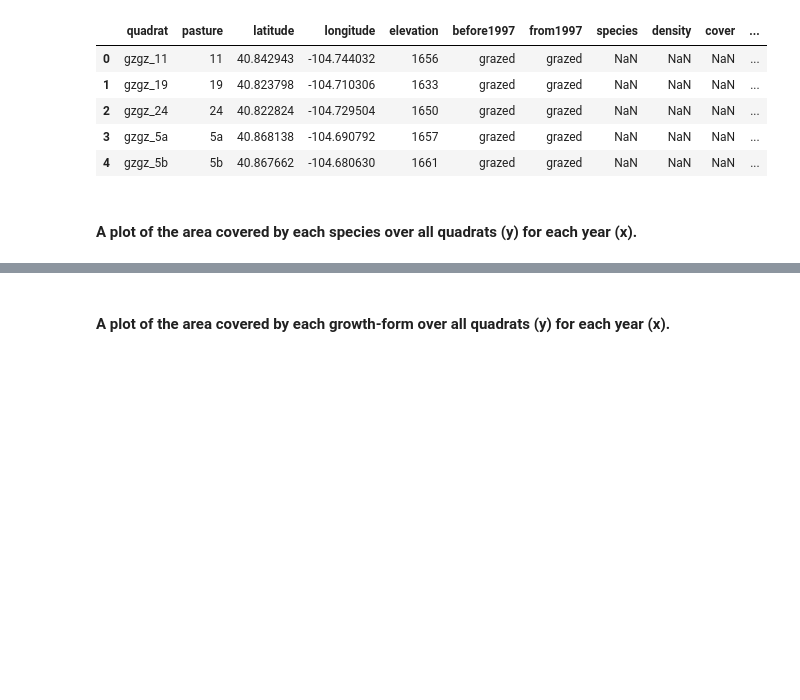
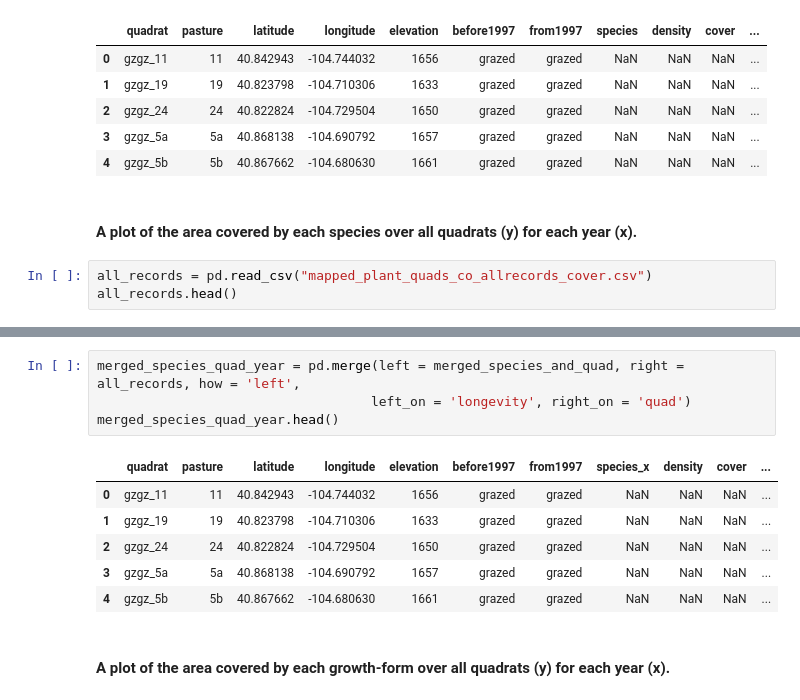
Before and after one commit to melissahoffman/Python_Data_Analysis, a Jupyter notebook: Python_Data_Analysis.ipynb, the cells around one changed output, grey strips where cells are left out. Cells and saved outputs as stored; diff of their text form; blank space fills up the shorter version.

Commit message:
merged with year data

```diff
--- a/Python_Data_Analysis.ipynb
+++ b/Python_Data_Analysis.ipynb
@@ -54,3 +54,6 @@ merged_species_and_quad.head()
 | 4 | gzgz_5b | 5b | 40.867662 | -104.680630 | 1661 | grazed | grazed | NaN | NaN | NaN | ... |
 # %% [markdown]
 #### A plot of the area covered by each species over all quadrats (y) for each year (x).
+# %%
+all_records = pd.read_csv("mapped_plant_quads_co_allrecords_cover.csv")
+all_records.head()
@@ -57,3 +67,14 @@ merged_species_and_quad.head()
+# %%
+merged_species_quad_year = pd.merge(left = merged_species_and_quad, right = all_records, how = 'left',
+                                   left_on = 'longevity', right_on = 'quad')
+merged_species_quad_year.head()
+# %% [output]
+|  | quadrat | pasture | latitude | longitude | elevation | before1997 | from1997 | species_x | density | cover | ... |
+| 0 | gzgz_11 | 11 | 40.842943 | -104.744032 | 1656 | grazed | grazed | NaN | NaN | NaN | ... |
+| 1 | gzgz_19 | 19 | 40.823798 | -104.710306 | 1633 | grazed | grazed | NaN | NaN | NaN | ... |
+| 2 | gzgz_24 | 24 | 40.822824 | -104.729504 | 1650 | grazed | grazed | NaN | NaN | NaN | ... |
+| 3 | gzgz_5a | 5a | 40.868138 | -104.690792 | 1657 | grazed | grazed | NaN | NaN | NaN | ... |
+| 4 | gzgz_5b | 5b | 40.867662 | -104.680630 | 1661 | grazed | grazed | NaN | NaN | NaN | ... |
 # %% [markdown]
 #### A plot of the area covered by each growth-form over all quadrats (y) for each year (x).
 # %% [markdown]
```
Also changed, not shown: parts of 2 cells of this notebook.
